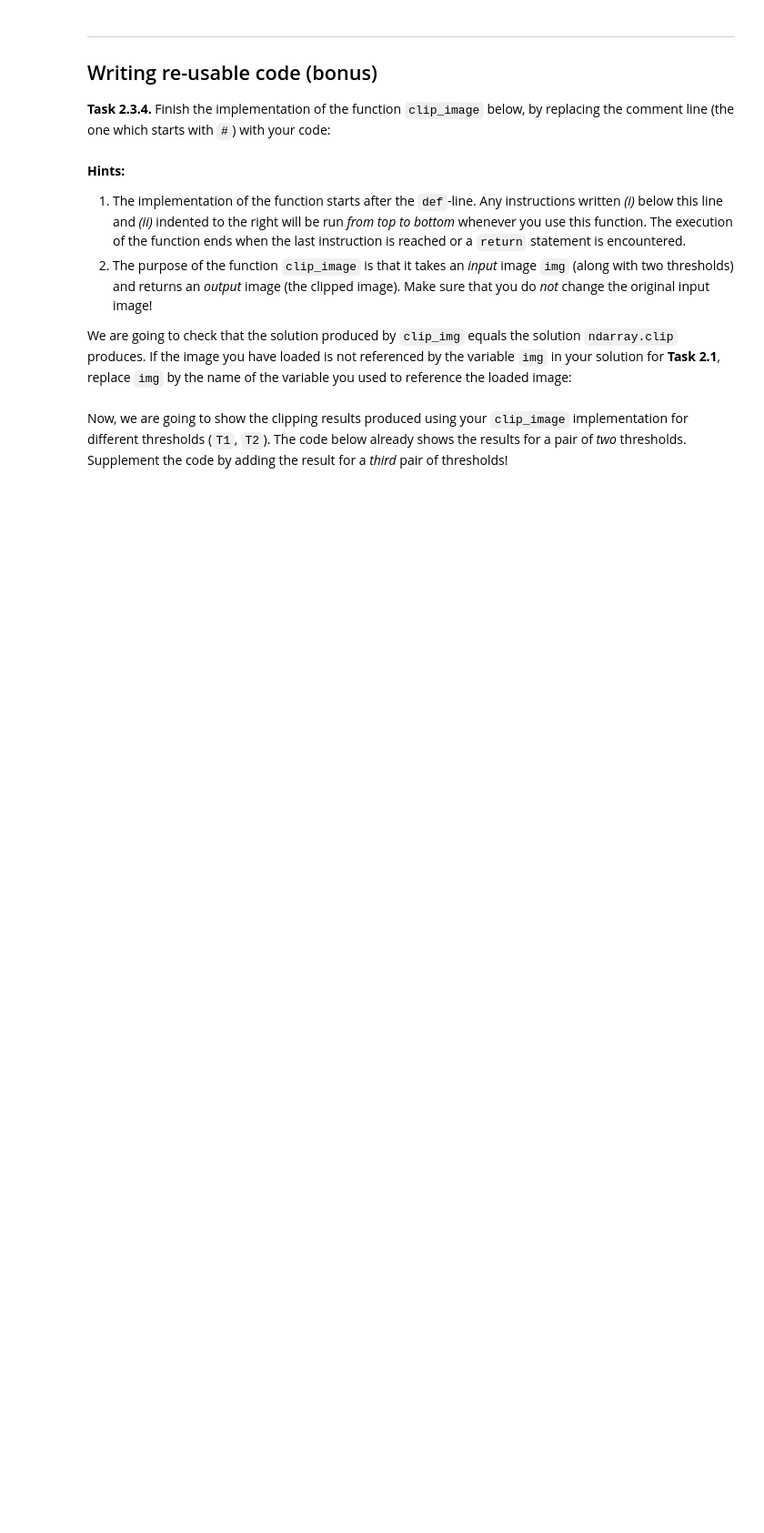
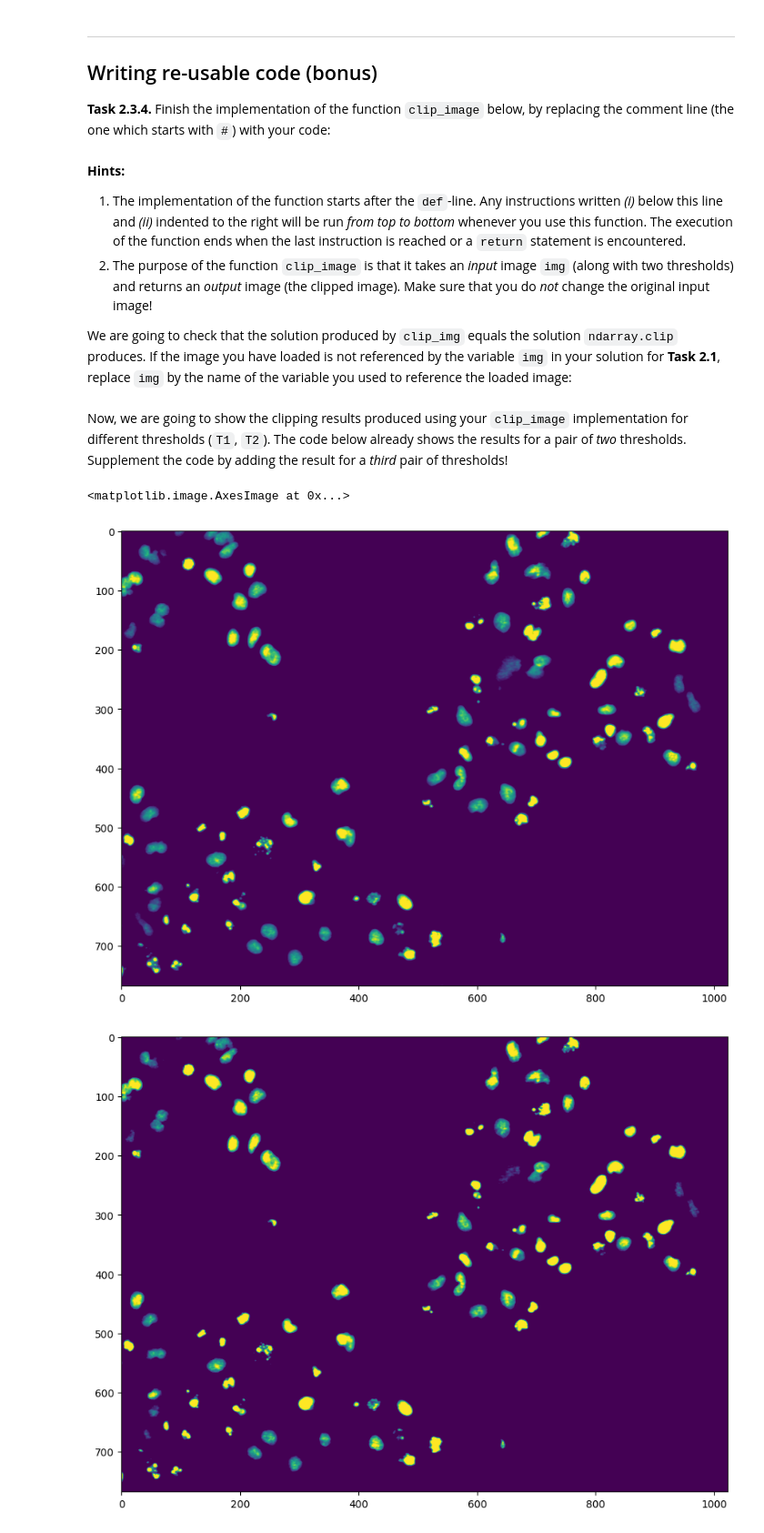
Before and after one commit to Laila-2345/mobi-fs3-python, a Jupyter notebook: task2.ipynb, the cells around one changed output. Shown at 91% size. Saved outputs shown, nothing was run; the diff lists cells and outputs as text; code cells hidden in the pictures; blank space fills up the shorter version.

```diff
--- a/task2.ipynb
+++ b/task2.ipynb
@@ -110,10 +110,18 @@ plt.colorbar()
 ## Writing re-usable code (bonus)
 
 **<a id="#">Task 2.3.4.</a>** Finish the implementation of the function `clip_image` below, by replacing the comment line (the one which starts with `#`) with your code:
-# %%
-def clip_image(img, T1, T2):
-    # here goes your code
-    return result
+# %%
+def clip_image(img, T1, T2):
+    img_copy = img.copy()
+    img_clip = numpy.zeros_like(img_copy)
+    for i,j in numpy.ndindex(img_copy.shape):
+        if img_copy[i,j] < T1:
+            img_clip[i,j] = T1
+        elif img_copy[i,j] > T2:
+            img_clip[i,j] = T2
+        else:
+            img_clip[i,j] = img_copy[i,j]
+    return img_clip
 # %% [markdown]
 **Hints:**
 1. The implementation of the function starts after the `def`-line. Any instructions written *(i)* below this line and *(ii)* indented to the right will be run *from top to bottom* whenever you use this function. The execution of the function ends when the last instruction is reached or a `return` statement is encountered.
@@ -127,8 +136,13 @@ Now, we are going to show the clipping results produced using your `clip_image`
 # %%
 plt.figure(figsize=(15,8))
 plt.imshow(clip_image(img, 0.2, 0.8))
 
 plt.figure(figsize=(15,8))
 plt.imshow(clip_image(img, 0.3, 0.7))
 
-# here goes your code
+plt.figure(figsize=(15,8))
+plt.imshow(clip_image(img, 0.5, 0.6))
+# %% [output]
+<matplotlib.image.AxesImage at 0x...>
+[figure, added]
+[figure, added]
```
Also changed, not shown: parts of 2 cells of this notebook.
